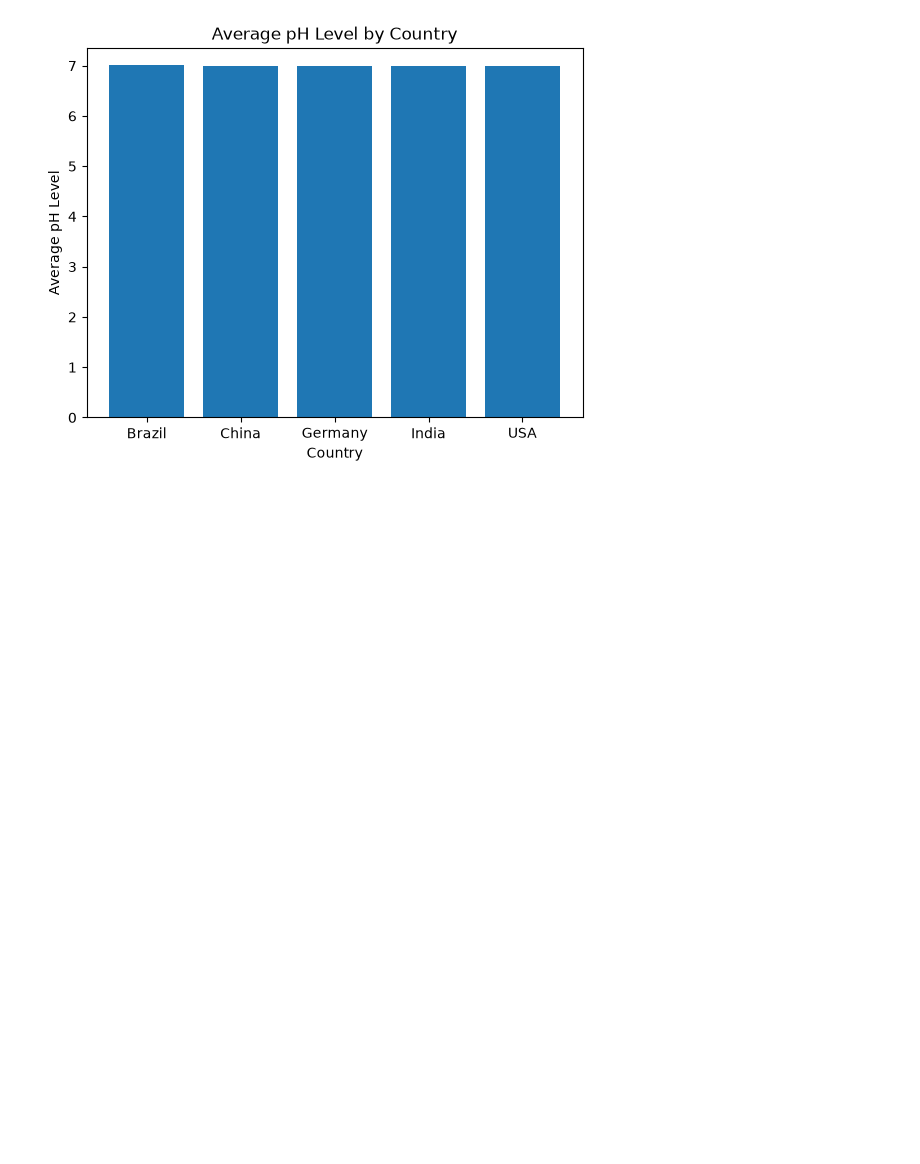
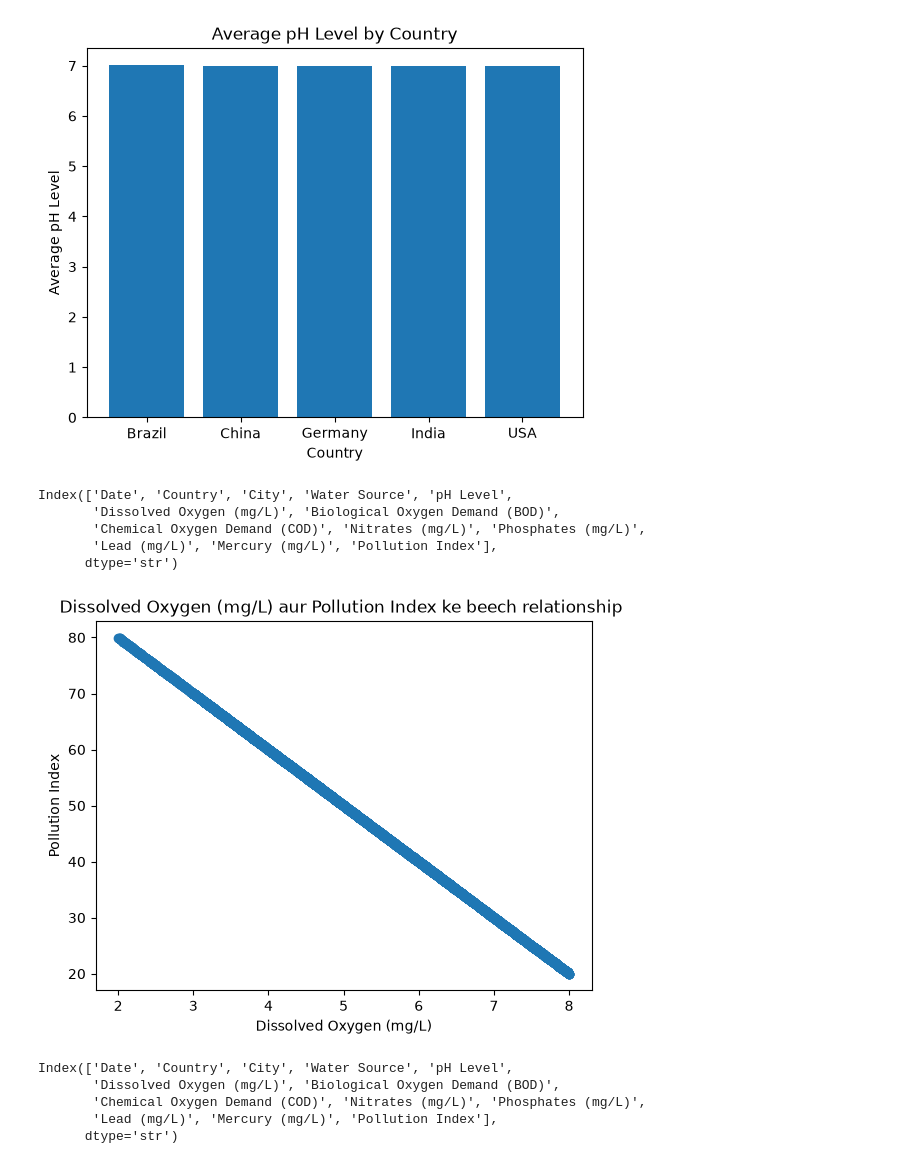
Before and after one commit to paramcgwala-crypto/param_pythonand_ml_turtle_graphic_proper_notation, a Jupyter notebook: basic_Tradition_programing_python/Library_Matplotlib/Home_Practice_Matplotlib__.ipynb, the cells around one changed output. Saved outputs shown, nothing was run; the diff lists cells and outputs as text; code cells hidden in the pictures; blank space fills up the shorter version.

```diff
--- a/basic_Tradition_programing_python/Library_Matplotlib/Home_Practice_Matplotlib__.ipynb
+++ b/basic_Tradition_programing_python/Library_Matplotlib/Home_Practice_Matplotlib__.ipynb
@@ -389,10 +389,37 @@ plt.title('Average pH Level by Country')
 plt.show()
 # %% [output]
 [figure]
+# %%
+df.columns
+# %% [output]
+Index(['Date', 'Country', 'City', 'Water Source', 'pH Level',
+       'Dissolved Oxygen (mg/L)', 'Biological Oxygen Demand (BOD)',
+       'Chemical Oxygen Demand (COD)', 'Nitrates (mg/L)', 'Phosphates (mg/L)',
+       'Lead (mg/L)', 'Mercury (mg/L)', 'Pollution Index'],
+      dtype='str')
 # %%
 # Q7. Scatter Plot: Dissolved Oxygen (mg/L) aur Pollution Index ke beech relationship dikhana hai.
 # Conditions:
 # 1. plt.scatter() use karna.
 # 2. X-axis: Dissolved Oxygen (mg/L)
 # 3. Y-axis: Pollution Index
 # 4. X label, Y label, title aur plt.show() lagana.
+
+x = df['Dissolved Oxygen (mg/L)']
+y = df['Pollution Index']
+
+plt.scatter(x,y)
+plt.xlabel('Dissolved Oxygen (mg/L)')
+plt.ylabel('Pollution Index')
+plt.title('Dissolved Oxygen (mg/L) aur Pollution Index ke beech relationship ')
+plt.show()
+# %% [output]
+[figure, added]
+# %%
+df.columns
+# %% [output]
+Index(['Date', 'Country', 'City', 'Water Source', 'pH Level',
+       'Dissolved Oxygen (mg/L)', 'Biological Oxygen Demand (BOD)',
+       'Chemical Oxygen Demand (COD)', 'Nitrates (mg/L)', 'Phosphates (mg/L)',
+       'Lead (mg/L)', 'Mercury (mg/L)', 'Pollution Index'],
+      dtype='str')
```
Also changed, not shown: parts of 5 cells of this notebook.
